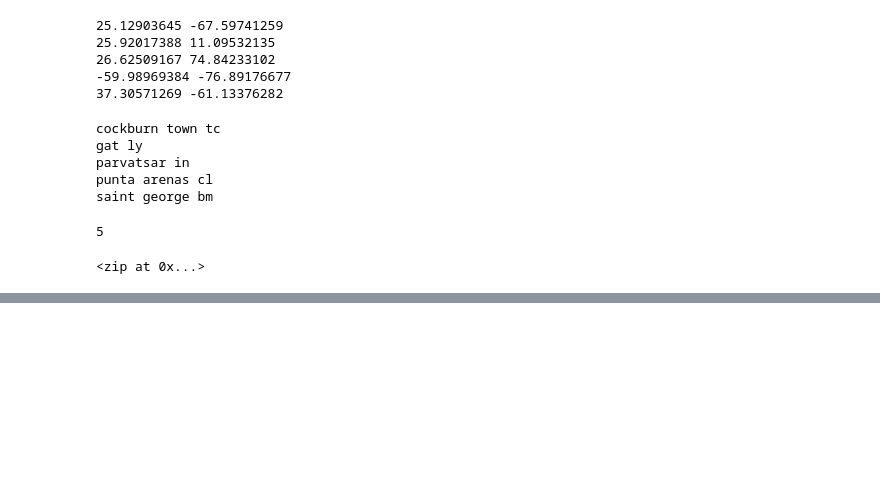
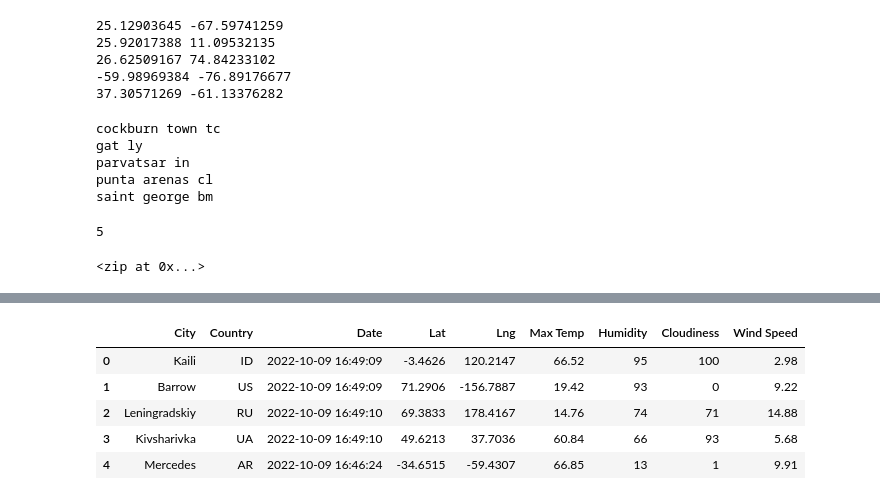
Before and after one commit to jessica1258/world_weather_analysis, a Jupyter notebook: WeatherPy.ipynb, the cells around one changed output, grey strips where cells are left out. Drawn from its saved outputs; the diff is of its cells as text; code cells hidden in the pictures; blank space fills up the shorter version.

```diff
--- a/WeatherPy.ipynb
+++ b/WeatherPy.ipynb
@@ -131,0 +265,11 @@ len(cities)
+# %%
+#Set name back to original
+city_data_df = new_df
+city_data_df.head()
+# %% [output]
+|  | City | Country | Date | Lat | Lng | Max Temp | Humidity | Cloudiness | Wind Speed |
+| 0 | Kaili | ID | 2022-10-09 16:49:09 | -3.4626 | 120.2147 | 66.52 | 95 | 100 | 2.98 |
+| 1 | Barrow | US | 2022-10-09 16:49:09 | 71.2906 | -156.7887 | 19.42 | 93 | 0 | 9.22 |
+| 2 | Leningradskiy | RU | 2022-10-09 16:49:10 | 69.3833 | 178.4167 | 14.76 | 74 | 71 | 14.88 |
+| 3 | Kivsharivka | UA | 2022-10-09 16:49:10 | 49.6213 | 37.7036 | 60.84 | 66 | 93 | 5.68 |
+| 4 | Mercedes | AR | 2022-10-09 16:46:24 | -34.6515 | -59.4307 | 66.85 | 13 | 1 | 9.91 |
```
Also changed, not shown: parts of 11 cells of this notebook.
